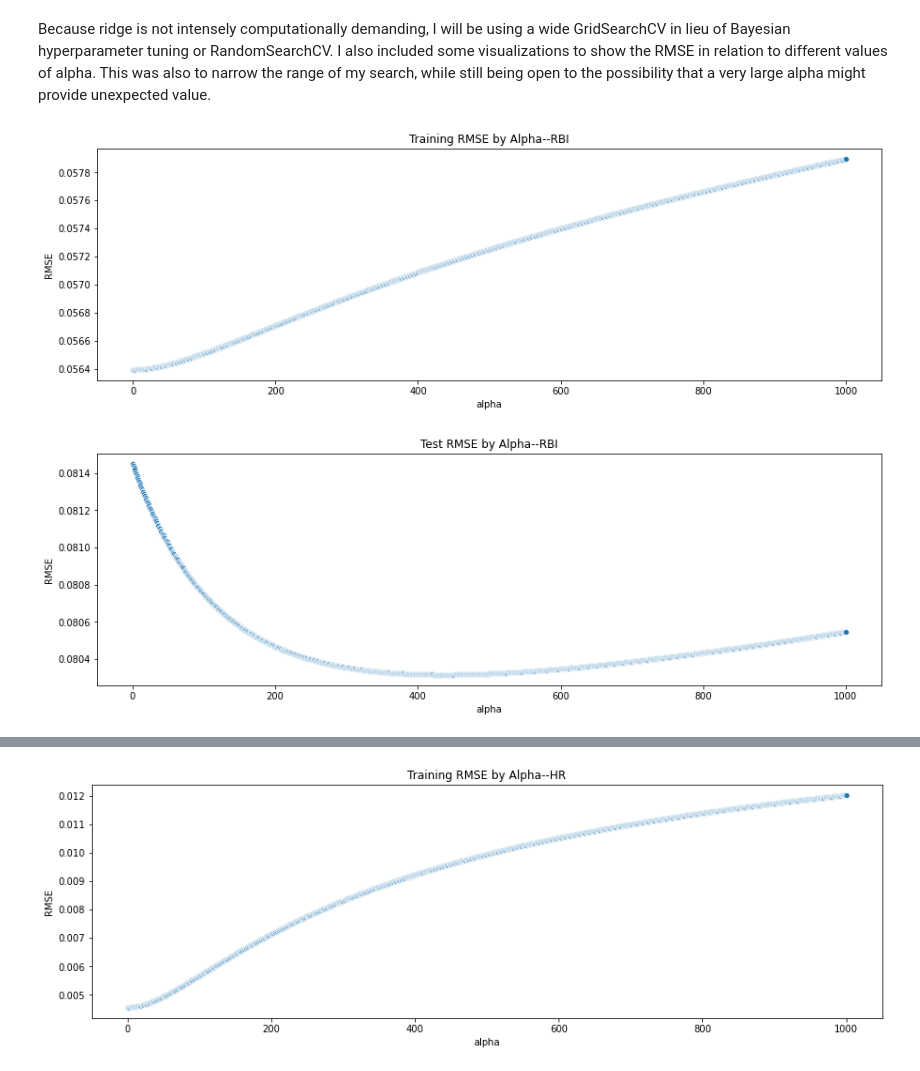
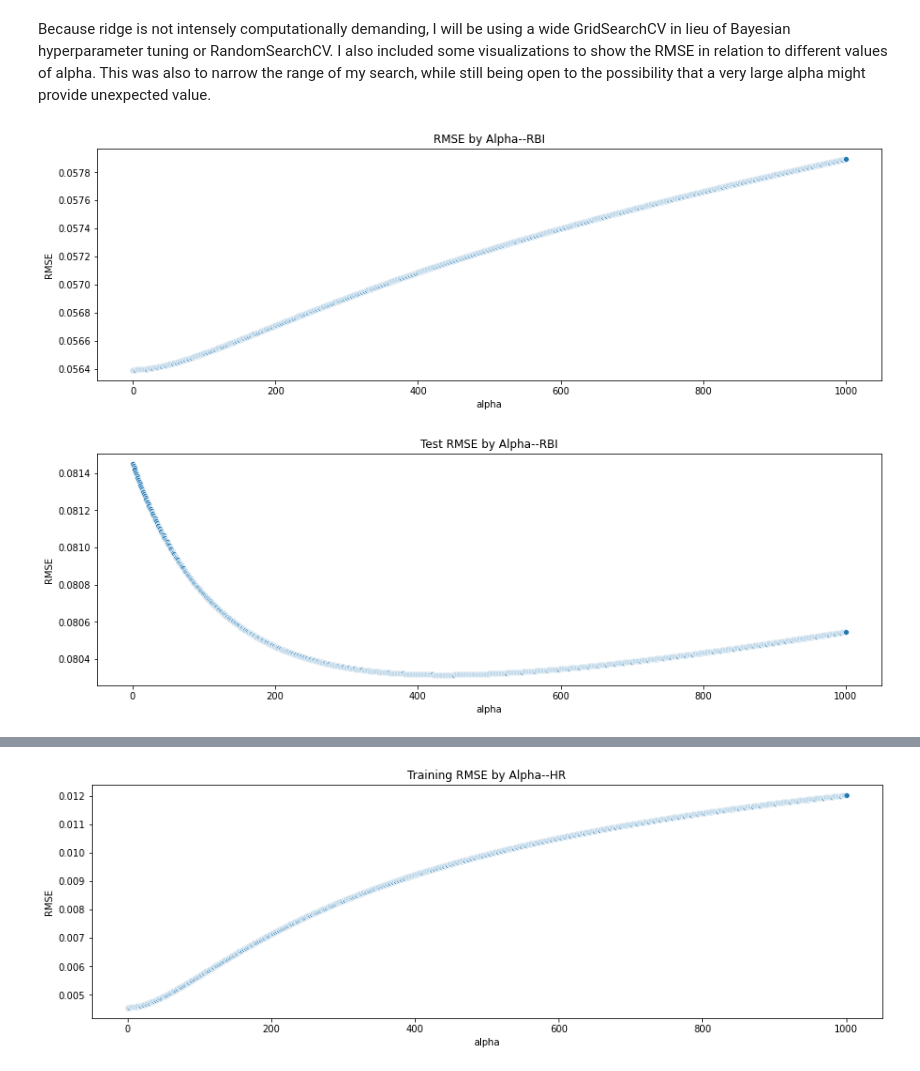
Before and after one commit to abewoycke/KBO-Projections, a Jupyter notebook: 5-Modeling/KBO Projections Modeling.ipynb, the cells around one changed output, grey strips where cells are left out. Cells and saved outputs as stored; diff of their text form; code cells hidden in the pictures.

```diff
--- a/5-Modeling/KBO Projections Modeling.ipynb
+++ b/5-Modeling/KBO Projections Modeling.ipynb
@@ -148,35 +148,36 @@ for a in alphas:
     y_pred = ridge.predict(X_train)
     RMSE = mean_squared_error(y_train['RBI_rate'], y_pred, squared=False)
     scores.append(RMSE)
 
 plt.figure(figsize=(15,10))
 plt.subplot(2,1,1)
 _ = sns.scatterplot(x=alphas,y=scores)
 plt.xlabel('alpha')
 plt.ylabel('RMSE')
-plt.title('Training RMSE by Alpha--RBI')
+plt.title('RMSE by Alpha--RBI')
 plt.axis('tight')
+plt.savefig("RMSE_Alpha_RBI.png")
 _ = plt.show()
 
 # same as above, but test RMSE
 scores = []
 for a in alphas:
     ridge = Ridge(alpha=a)
     ridge.fit(X_train, y_train['RBI_rate'])
     y_pred = ridge.predict(X_test)
     RMSE = mean_squared_error(y_test['RBI_rate'], y_pred, squared=False)
     scores.append(RMSE)
 
 plt.figure(figsize=(15,10))
 plt.subplot(2,1,2)
 _ = sns.scatterplot(x=alphas,y=scores)
 plt.xlabel('alpha')
 plt.ylabel('RMSE')
 plt.title('Test RMSE by Alpha--RBI')
 plt.axis('tight')
 _ = plt.show()
 # %% [output]
-[figure, old version]
+[figure, new version]
 [figure]
 # %%
 # Grid Search for 'RBI_rate'
```
Also changed, not shown: parts of 5 cells of this notebook, 15 other files.
